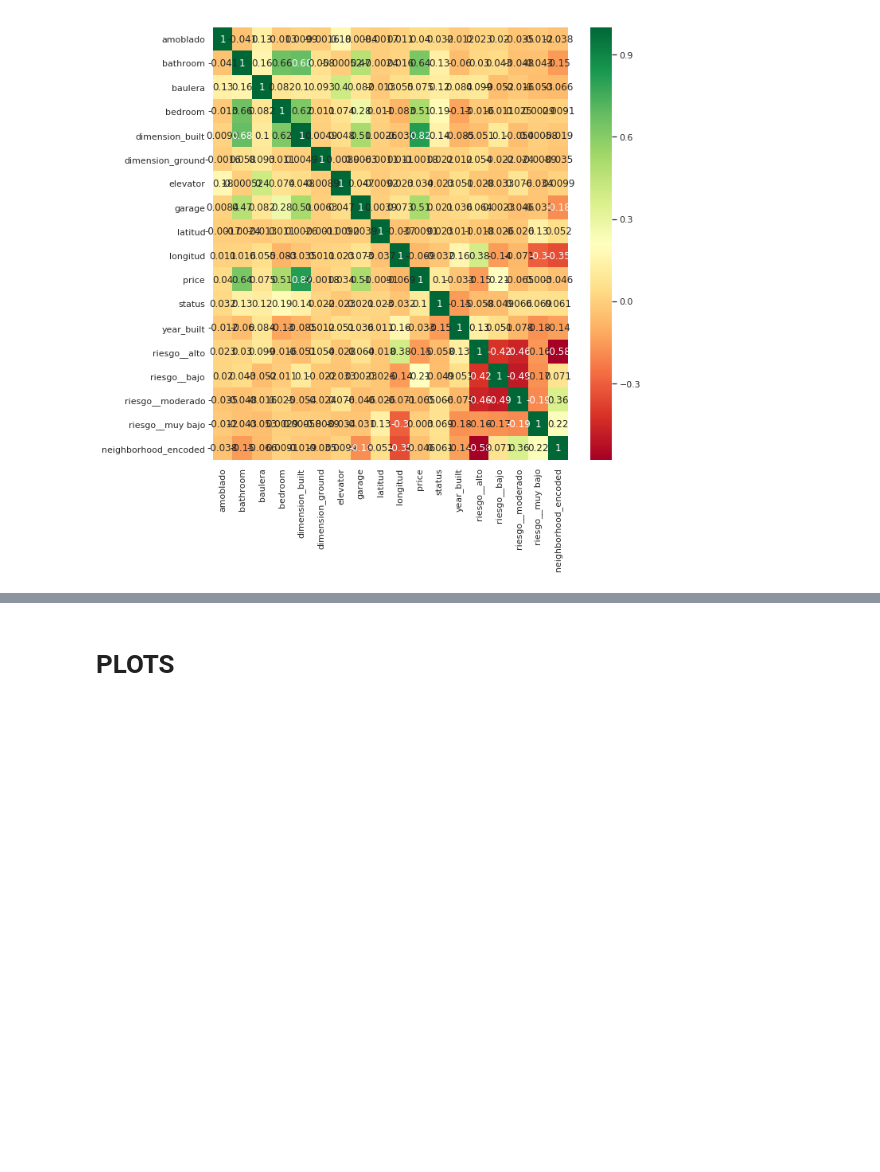
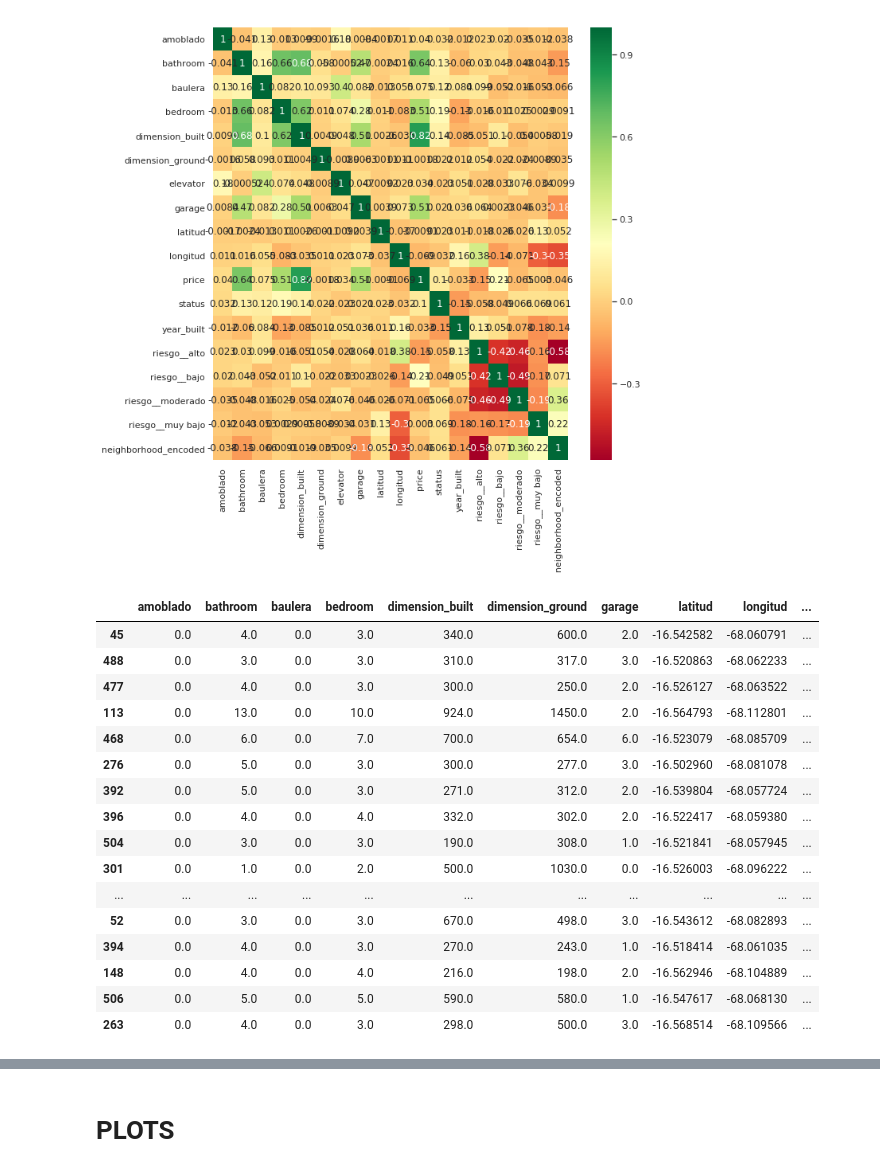
Before and after one commit to mamanipatricia/machineLearningThesis, a Jupyter notebook: 4-v2-ULTRACASAS/4***modelS.ipynb, the cells around one changed output, grey strips where cells are left out. Cells and saved outputs as stored; diff of their text form; code cells hidden in the pictures; blank space fills up the shorter version.

Commit message:
added table of predicts all models

```diff
--- a/4-v2-ULTRACASAS/4***modelS.ipynb
+++ b/4-v2-ULTRACASAS/4***modelS.ipynb
@@ -683,6 +683,9 @@ g = sb.heatmap(Xd[top_corr_features].corr(),annot=True,cmap="RdYlGn")
 # %%
 Yc = Xc['price']
 Yd = Xd['price']
+# %%
+AUXC = Xc
+AUXD = Xd
 # %%
 Xc = Xc.drop('price', axis = 1)
 Xd = Xd.drop('price', axis = 1)
@@ -694,0 +701,25 @@ Xd = Xd.drop('price', axis = 1)
+# %%
+auxc = shuffle(AUXC)
+auxd = shuffle(AUXD)
+# %%
+rows = auxc.head(30)
+# %%
+rows
+# %% [output]
+|  | amoblado | bathroom | baulera | bedroom | dimension_built | dimension_ground | garage | latitud | longitud | ... |
+| 45 | 0.0 | 4.0 | 0.0 | 3.0 | 340.0 | 600.0 | 2.0 | -16.542582 | -68.060791 | ... |
+| 488 | 0.0 | 3.0 | 0.0 | 3.0 | 310.0 | 317.0 | 3.0 | -16.520863 | -68.062233 | ... |
+| 477 | 0.0 | 4.0 | 0.0 | 3.0 | 300.0 | 250.0 | 2.0 | -16.526127 | -68.063522 | ... |
+| 113 | 0.0 | 13.0 | 0.0 | 10.0 | 924.0 | 1450.0 | 2.0 | -16.564793 | -68.112801 | ... |
+| 468 | 0.0 | 6.0 | 0.0 | 7.0 | 700.0 | 654.0 | 6.0 | -16.523079 | -68.085709 | ... |
+| 276 | 0.0 | 5.0 | 0.0 | 3.0 | 300.0 | 277.0 | 3.0 | -16.502960 | -68.081078 | ... |
+| 392 | 0.0 | 5.0 | 0.0 | 3.0 | 271.0 | 312.0 | 2.0 | -16.539804 | -68.057724 | ... |
+| 396 | 0.0 | 4.0 | 0.0 | 4.0 | 332.0 | 302.0 | 2.0 | -16.522417 | -68.059380 | ... |
+| 504 | 0.0 | 3.0 | 0.0 | 3.0 | 190.0 | 308.0 | 1.0 | -16.521841 | -68.057945 | ... |
+| 301 | 0.0 | 1.0 | 0.0 | 2.0 | 500.0 | 1030.0 | 0.0 | -16.526003 | -68.096222 | ... |
+| ... | ... | ... | ... | ... | ... | ... | ... | ... | ... | ... |
+| 52 | 0.0 | 3.0 | 0.0 | 3.0 | 670.0 | 498.0 | 3.0 | -16.543612 | -68.082893 | ... |
+| 394 | 0.0 | 4.0 | 0.0 | 3.0 | 270.0 | 243.0 | 1.0 | -16.518414 | -68.061035 | ... |
+| 148 | 0.0 | 4.0 | 0.0 | 4.0 | 216.0 | 198.0 | 2.0 | -16.562946 | -68.104889 | ... |
+| 506 | 0.0 | 5.0 | 0.0 | 5.0 | 590.0 | 580.0 | 1.0 | -16.547617 | -68.068130 | ... |
+| 263 | 0.0 | 4.0 | 0.0 | 3.0 | 298.0 | 500.0 | 3.0 | -16.568514 | -68.109566 | ... |
```
Also changed, not shown: parts of 52 cells of this notebook.
